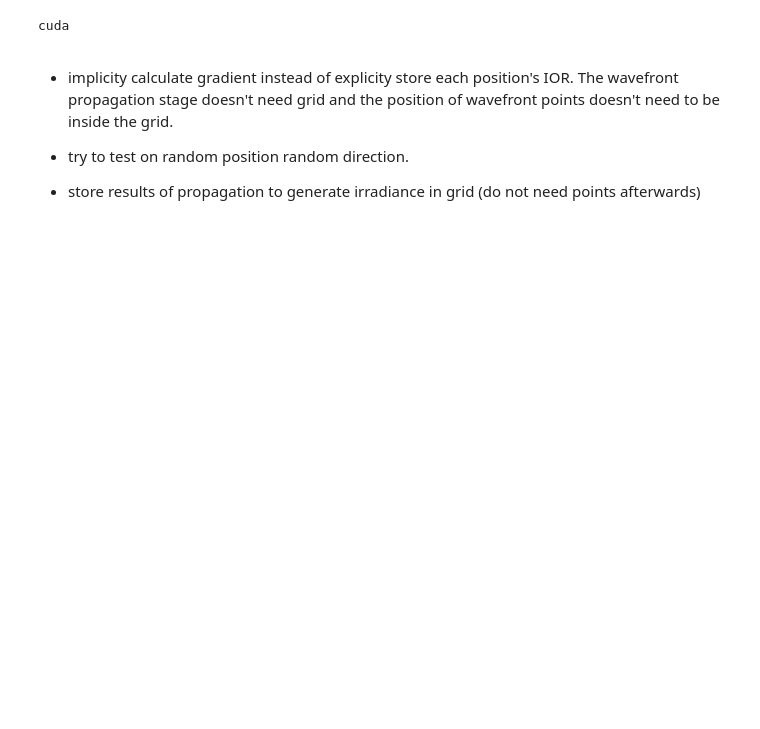
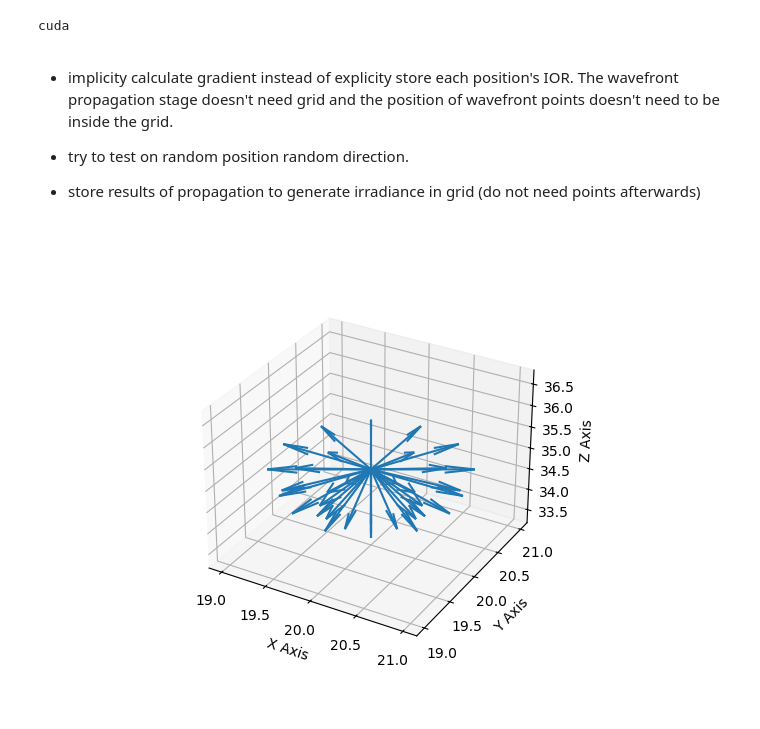
Before and after one commit to swirling-wind/demo-3D-eikonal, a Jupyter notebook: torch_demo.ipynb, the cells around one changed output. Drawn from its saved outputs; the diff is of its cells as text; code cells hidden in the pictures; blank space fills up the shorter version.

```diff
--- a/torch_demo.ipynb
+++ b/torch_demo.ipynb
@@ -96 +115,14 @@ initial_wavefront_directions = torch.tensor([(1, 0, 0) for _ in range(num_y * nu
+# %%
+# only plot initial_wavefront_directions
+fig = plt.figure()
+ax = fig.add_subplot(111, projection='3d')
+ax.quiver(initial_wavefront_positions[:, 0].cpu().numpy(), initial_wavefront_positions[:, 1].cpu().numpy(), initial_wavefront_positions[:, 2].cpu().numpy(),
+            initial_wavefront_directions[:, 0].cpu().numpy(), initial_wavefront_directions[:, 1].cpu().numpy(), initial_wavefront_directions[:, 2].cpu().numpy())
+
+ax.set_xlabel('X Axis')
+ax.set_ylabel('Y Axis')
+ax.set_zlabel('Z Axis')
+plt.show()
+# %% [output]
+[figure, added]
 # %%
```
Also changed, not shown: parts of 4 cells of this notebook.
